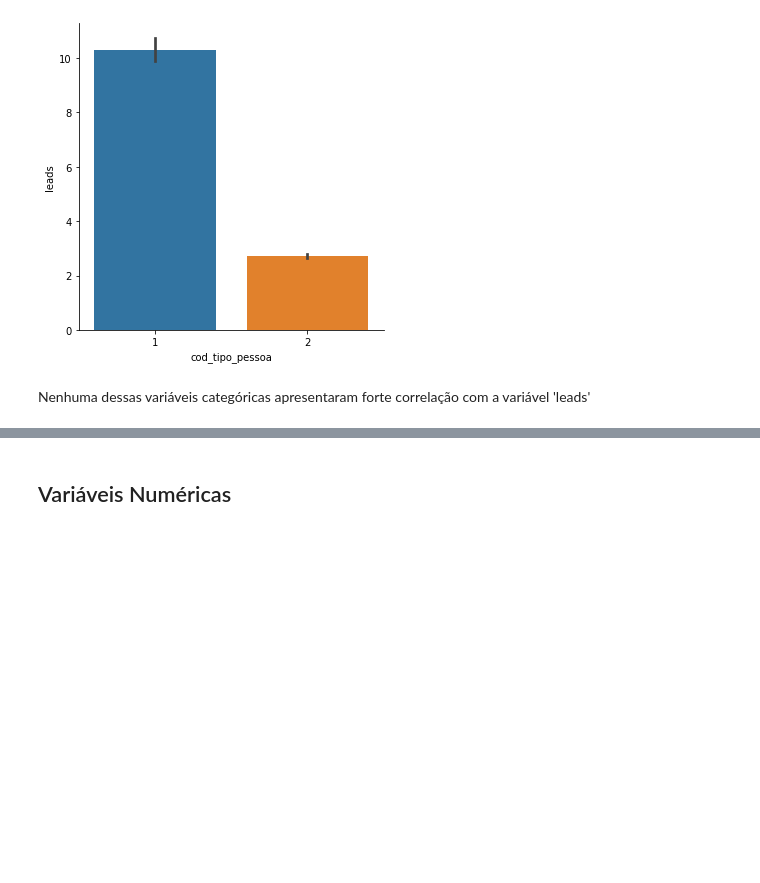
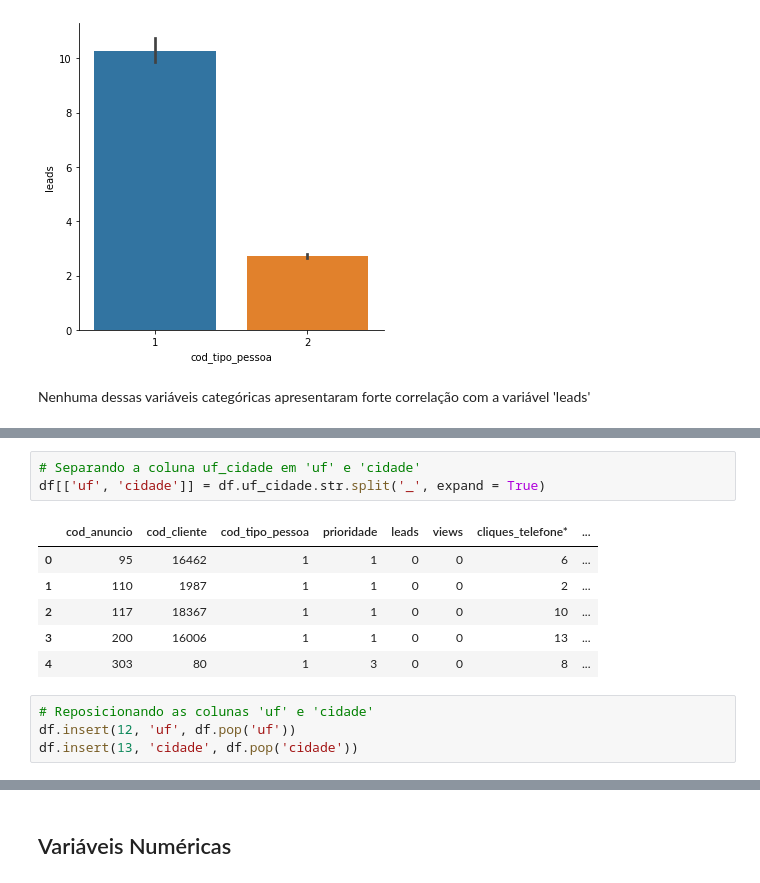
Before and after one commit to rafajovelho/Case1, a Jupyter notebook: Case-GCBInvestimentosipynb.ipynb, the cells around one changed output, grey strips where cells are left out. Cells and saved outputs as stored; diff of their text form; blank space fills up the shorter version.

```diff
--- a/Case-GCBInvestimentosipynb.ipynb
+++ b/Case-GCBInvestimentosipynb.ipynb
@@ -441,0 +455,14 @@ Nenhuma dessas variáveis categóricas apresentaram forte correlação com a var
+# %%
+# Separando a coluna uf_cidade em 'uf' e 'cidade'
+df[['uf', 'cidade']] = df.uf_cidade.str.split('_', expand = True)
+# %% [output]
+|  | cod_anuncio | cod_cliente | cod_tipo_pessoa | prioridade | leads | views | cliques_telefone* | ... |
+| 0 | 95 | 16462 | 1 | 1 | 0 | 0 | 6 | ... |
+| 1 | 110 | 1987 | 1 | 1 | 0 | 0 | 2 | ... |
+| 2 | 117 | 18367 | 1 | 1 | 0 | 0 | 10 | ... |
+| 3 | 200 | 16006 | 1 | 1 | 0 | 0 | 13 | ... |
+| 4 | 303 | 80 | 1 | 3 | 0 | 0 | 8 | ... |
+# %%
+# Reposicionando as colunas 'uf' e 'cidade'
+df.insert(12, 'uf', df.pop('uf'))
+df.insert(13, 'cidade', df.pop('cidade'))
```
Also changed, not shown: parts of 15 cells of this notebook, 1 other file.
